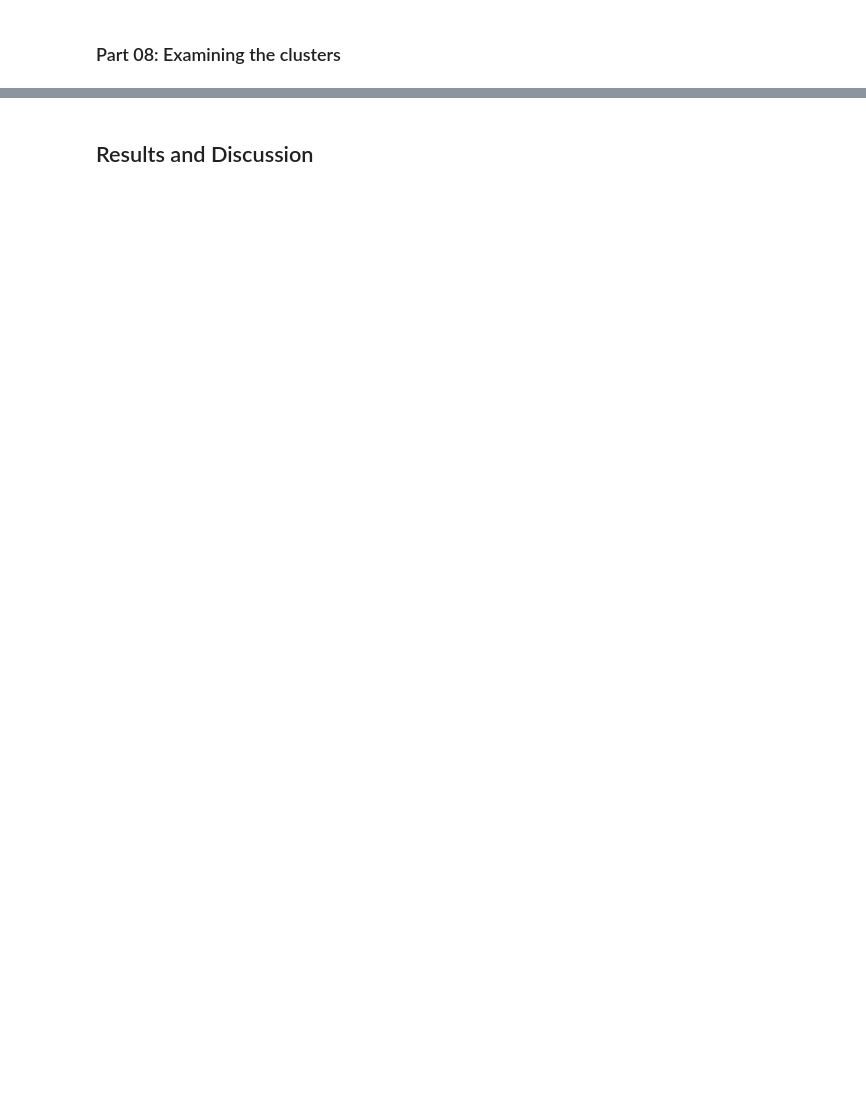
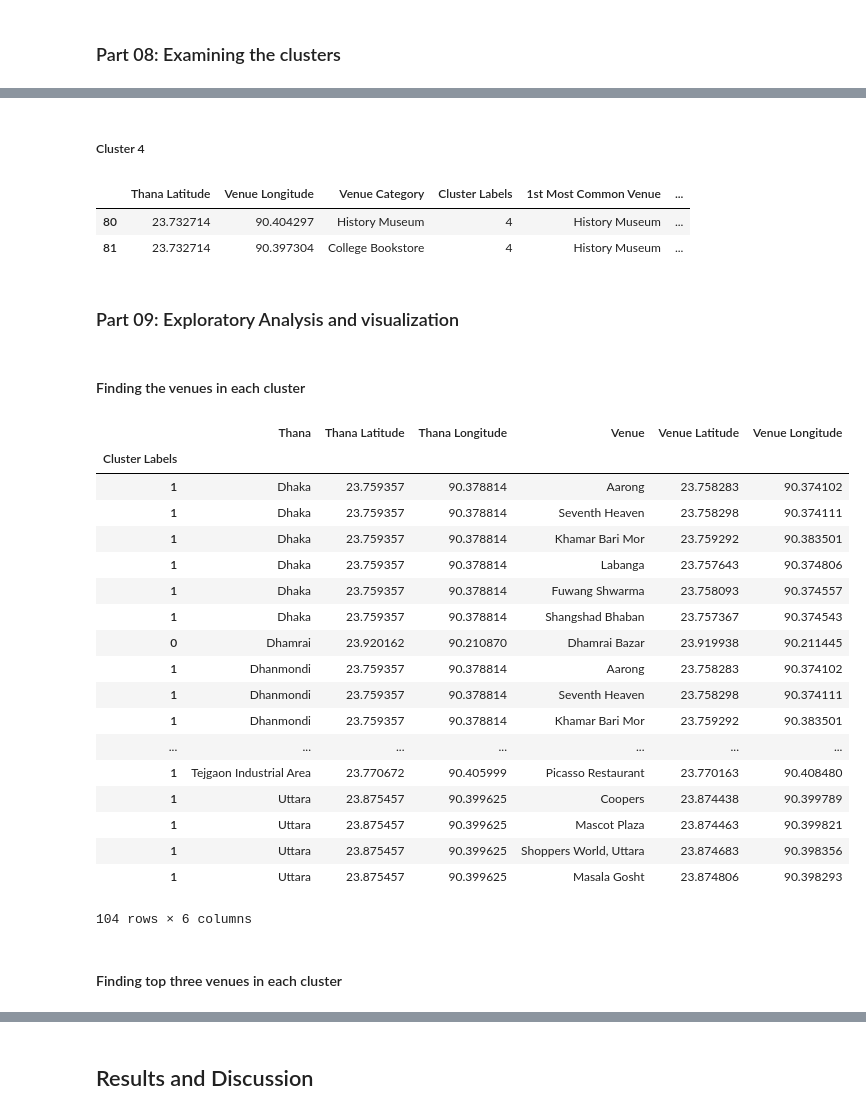
Before and after one commit to saidul-islam98/Battle-of-The-Neighborhoods, a Jupyter notebook: Battle of Neighborhoods Part 2.ipynb, the cells around one changed output, grey strips where cells are left out. Drawn from its saved outputs; the diff is of its cells as text; code cells hidden in the pictures; blank space fills up the shorter version.

```diff
--- a/Battle of Neighborhoods Part 2.ipynb
+++ b/Battle of Neighborhoods Part 2.ipynb
@@ -548,0 +642,21 @@ We can see that their are 49 different category of venues present in different t
+# %%
+num_top_venues = 10
+
+indicators = ['st', 'nd', 'rd']
+
+# creating columns according to number of top venues
+columns = ['Thana']
+for ind in np.arange(num_top_venues):
+    try:
+        columns.append('{}{} Most Common Venue'.format(ind+1, indicators[ind]))
+    except:
+        columns.append('{}th Most Common Venue'.format(ind+1))
+
+# creating a new dataframe
+dhaka_venues_sorted = pd.DataFrame(columns=columns)
+dhaka_venues_sorted['Thana'] = dhaka_venues_grouped['Thana']
+
+for ind in np.arange(no_chn_thana_df_grouped.shape[0]):
+    dhaka_venues_sorted.iloc[ind, 1:] = return_most_common_venues(dhaka_venues_grouped.iloc[ind, :], num_top_venues)
+
+dhaka_venues_sorted.head()
@@ -550,3 +671,14 @@ We can see that their are 49 different category of venues present in different t
 ### Part 07: Clustering the Neighborhoods
 # %% [markdown]
 #### Running K-means clustering algorithm to cluster the neighborhoods
+# %%
+# setting number of clusters
+kclusters = 5
+
+dhaka_venues_grouped_clustering = dhaka_venues_grouped.drop('Thana', 1)
+
+# running k-means clustering
+kmeans = KMeans(n_clusters=kclusters, random_state=0).fit(dhaka_venues_grouped_clustering)
+
+# checking cluster labels generated for each row in the dataframe
+kmeans.labels_[0:10]
@@ -552,0 +687,10 @@ We can see that their are 49 different category of venues present in different t
+# %%
+# adding clustering labels
+dhaka_venues_sorted.insert(0, 'Cluster Labels', kmeans.labels_)
+
+dhaka_venues_merged = dhaka_venues
+
+# merging dhaka_venues_grouped with dhaka_venues to add latitude/longitude for each thana
+dhaka_venues_merged = dhaka_venues_merged.join(dhaka_venues_sorted.set_index('Thana'), on='Thana')
+
+dhaka_venues_merged.head()
@@ -556,0 +782,37 @@ We can see that their are 49 different category of venues present in different t
+# %% [markdown]
+##### Cluster 4
+# %%
+dhaka_venues_merged.loc[dhaka_venues_merged['Cluster Labels'] == 4, dhaka_venues_merged.columns[[1] + list(range(5, dhaka_venues_merged.shape[1]))]]
+# %% [output]
+|  | Thana Latitude | Venue Longitude | Venue Category | Cluster Labels | 1st Most Common Venue | ... |
+| 80 | 23.732714 | 90.404297 | History Museum | 4 | History Museum | ... |
+| 81 | 23.732714 | 90.397304 | College Bookstore | 4 | History Museum | ... |
+# %% [markdown]
+### Part 09: Exploratory Analysis and visualization
+# %% [markdown]
+#### Finding the venues in each cluster
+# %%
+clusterd_venues = dhaka_venues_merged.set_index('Cluster Labels')
+clusterd_venues.iloc[:,0:6]
+# %% [output]
+|  | Thana | Thana Latitude | Thana Longitude | Venue | Venue Latitude | Venue Longitude |
+| Cluster Labels |  |  |  |  |  |  |
+| 1 | Dhaka | 23.759357 | 90.378814 | Aarong | 23.758283 | 90.374102 |
+| 1 | Dhaka | 23.759357 | 90.378814 | Seventh Heaven | 23.758298 | 90.374111 |
+| 1 | Dhaka | 23.759357 | 90.378814 | Khamar Bari Mor | 23.759292 | 90.383501 |
+| 1 | Dhaka | 23.759357 | 90.378814 | Labanga | 23.757643 | 90.374806 |
+| 1 | Dhaka | 23.759357 | 90.378814 | Fuwang Shwarma | 23.758093 | 90.374557 |
+| 1 | Dhaka | 23.759357 | 90.378814 | Shangshad Bhaban | 23.757367 | 90.374543 |
+| 0 | Dhamrai | 23.920162 | 90.210870 | Dhamrai Bazar | 23.919938 | 90.211445 |
+| 1 | Dhanmondi | 23.759357 | 90.378814 | Aarong | 23.758283 | 90.374102 |
+| 1 | Dhanmondi | 23.759357 | 90.378814 | Seventh Heaven | 23.758298 | 90.374111 |
+| 1 | Dhanmondi | 23.759357 | 90.378814 | Khamar Bari Mor | 23.759292 | 90.383501 |
+| ... | ... | ... | ... | ... | ... | ... |
+| 1 | Tejgaon Industrial Area | 23.770672 | 90.405999 | Picasso Restaurant | 23.770163 | 90.408480 |
+| 1 | Uttara | 23.875457 | 90.399625 | Coopers | 23.874438 | 90.399789 |
+| 1 | Uttara | 23.875457 | 90.399625 | Mascot Plaza | 23.874463 | 90.399821 |
+| 1 | Uttara | 23.875457 | 90.399625 | Shoppers World, Uttara | 23.874683 | 90.398356 |
+| 1 | Uttara | 23.875457 | 90.399625 | Masala Gosht | 23.874806 | 90.398293 |
+104 rows × 6 columns
+# %% [markdown]
+#### Finding top three venues in each cluster
```
Also changed, not shown: parts of 40 cells of this notebook.
